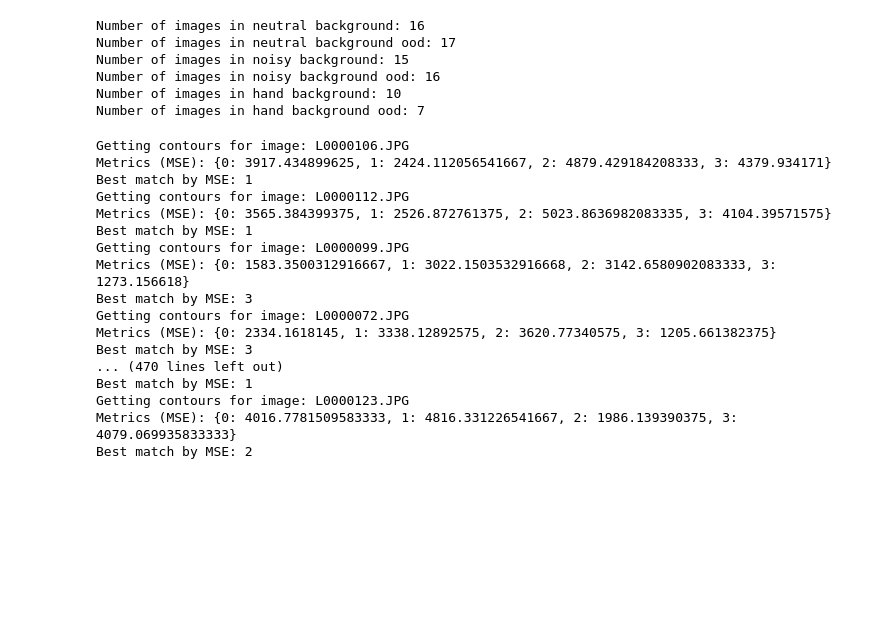
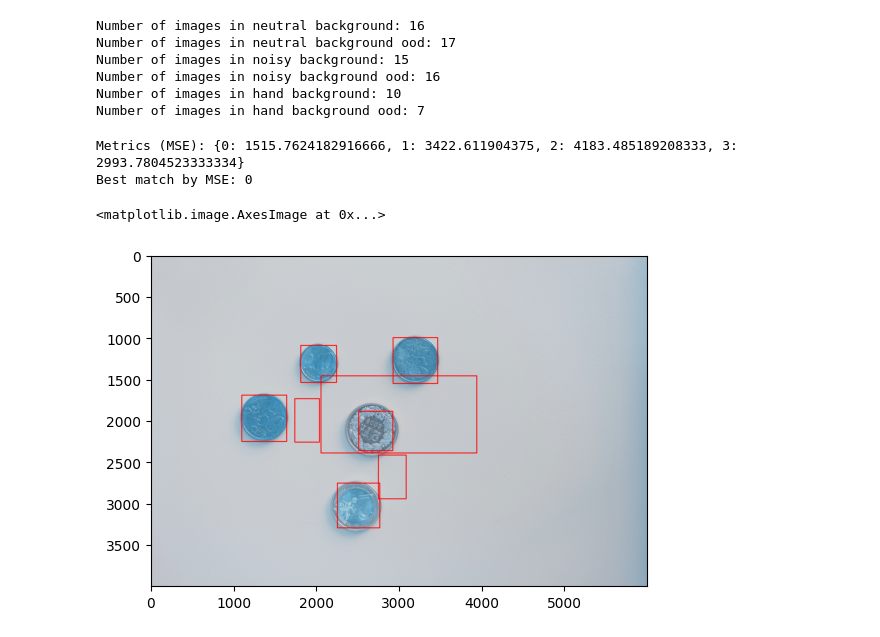
Before and after one commit to KatlaMariaGudmundsdottir/Coin-Classification, a Jupyter notebook: Unused coin segmentation/coin_segmentation_extended.ipynb, the cells around one changed output. Cells and saved outputs as stored; diff of their text form; code cells hidden in the pictures; blank space fills up the shorter version.

```diff
--- a/Unused coin segmentation/coin_segmentation_extended.ipynb
+++ b/Unused coin segmentation/coin_segmentation_extended.ipynb
@@ -14,7 +14,7 @@ from typing import Callable
 ## 1. Load in images
 This is only for loading in training data as given in the correct format of the Kaggle challenge.
 # %%
-path_to_train = "data/train/"
+path_to_train = "../Data/train/"
 train_folders = sorted(os.listdir(path_to_train))
 
 # Load in all images from the training set into this dictionary
@@ -1031,44 +1031,30 @@ def apply(image):
 
         return detected_coins_image, contours
 # %%
-# test_image_path = "data/test/L0000106.JPG"
-# image = cv2.imread(test_image_path)
-# image = cv2.cvtColor(image, cv2.COLOR_BGR2RGB)
-# detected_coins_image, contours = apply(image)
+image = neutral_bg_sample.copy()
+image = cv2.cvtColor(image, cv2.COLOR_BGR2RGB)
+detected_coins_image, contours = apply(image)
 
-# plt.imshow(detected_coins_image, cmap="gray")
+plt.imshow(detected_coins_image)
+# %% [output]
+Metrics (MSE): {0: 1515.7624182916666, 1: 3422.611904375, 2: 4183.485189208333, 3: 2993.7804523333334}
+Best match by MSE: 0
+<matplotlib.image.AxesImage at 0x...>
+[figure, added]
 # %%
-path_to_test = "data/test/"
+# path_to_test = "data/test/"
 
-os.mkdir(f"output/")
-for test_image in os.listdir(path_to_test):
-    test_image_path = os.path.join(path_to_test, test_image)
-    loaded_image = cv.imread(test_image_path)
-    loaded_image = cv.cvtColor(loaded_image, cv.COLOR_BGR2RGB)
-    print(f"Getting contours for image: {test_image}")
-    detected_coins_image, contours = apply(loaded_image)
-    cropped_coins = crop_bounding_boxes(loaded_image, contours)
-    cropped_coins_folder_path = f"output/{test_image}"
-    cropped_coins_folder_path = cropped_coins_folder_path.replace(".JPG", "")
-    os.mkdir(cropped_coins_folder_path)
-    for i, coin in enumerate(cropped_coins):
-        path_to_save = os.path.join(cropped_coins_folder_path, f"coin_{i}.jpg")
-        cv.imwrite(path_to_save, cv.cvtColor(coin, cv.COLOR_RGB2BGR))
+# os.mkdir(f"output/")
+# for test_image in os.listdir(path_to_test):
+#     test_image_path = os.path.join(path_to_test, test_image)
+#     loaded_image = cv.imread(test_image_path)
+#     loaded_image = cv.cvtColor(loaded_image, cv.COLOR_BGR2RGB)
+#     print(f"Getting contours for image: {test_image}")
+#     detected_coins_image, contours = apply(loaded_image)
+#     cropped_coins = crop_bounding_boxes(loaded_image, contours)
+#     cropped_coins_folder_path = f"output/{test_image}"
+#     cropped_coins_folder_path = cropped_coins_folder_path.replace(".JPG", "")
+#     os.mkdir(cropped_coins_folder_path)
+#     for i, coin in enumerate(cropped_coins):
+#         path_to_save = os.path.join(cropped_coins_folder_path, f"coin_{i}.jpg")
+#         cv.imwrite(path_to_save, cv.cvtColor(coin, cv.COLOR_RGB2BGR))
-# %% [output]
-Getting contours for image: L0000106.JPG
-Metrics (MSE): {0: 3917.434899625, 1: 2424.112056541667, 2: 4879.429184208333, 3: 4379.934171}
-Best match by MSE: 1
-Getting contours for image: L0000112.JPG
-Metrics (MSE): {0: 3565.384399375, 1: 2526.872761375, 2: 5023.8636982083335, 3: 4104.39571575}
-Best match by MSE: 1
-Getting contours for image: L0000099.JPG
-Metrics (MSE): {0: 1583.3500312916667, 1: 3022.1503532916668, 2: 3142.6580902083333, 3: 1273.156618}
-Best match by MSE: 3
-Getting contours for image: L0000072.JPG
-Metrics (MSE): {0: 2334.1618145, 1: 3338.12892575, 2: 3620.77340575, 3: 1205.661382375}
-Best match by MSE: 3
-... (470 lines left out)
-Best match by MSE: 1
-Getting contours for image: L0000123.JPG
-Metrics (MSE): {0: 4016.7781509583333, 1: 4816.331226541667, 2: 1986.139390375, 3: 4079.069935833333}
-Best match by MSE: 2
```
Also changed, not shown: 19 other files.
